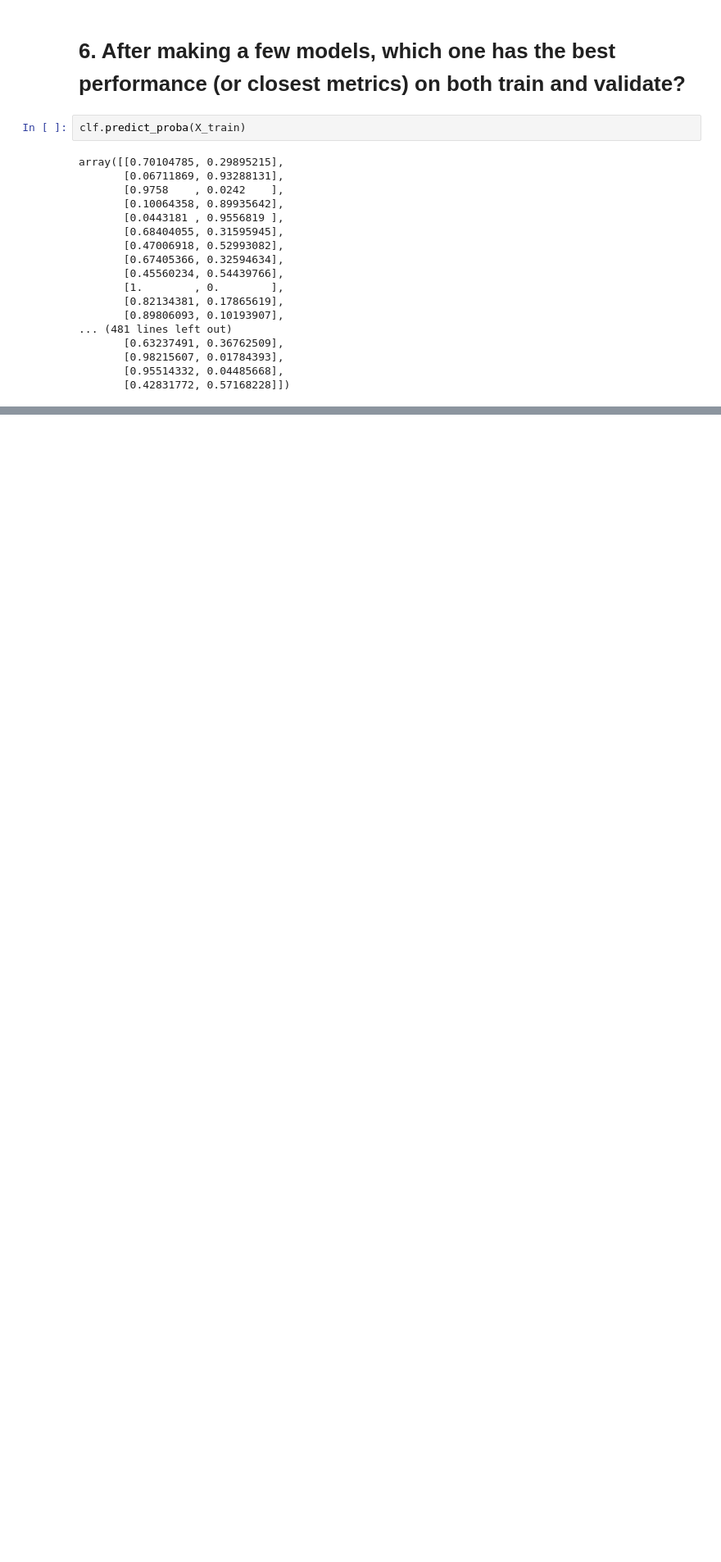
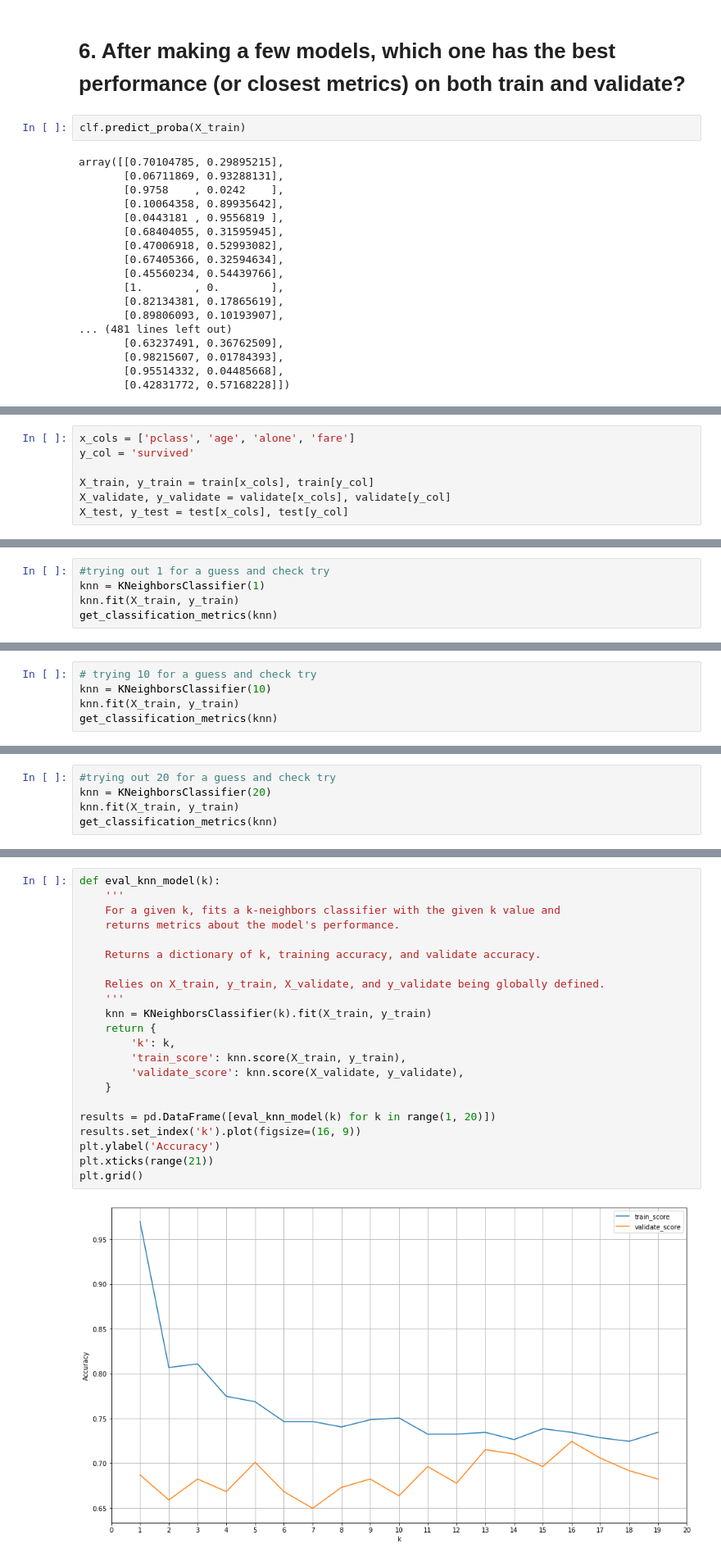
Before and after one commit to katherinesalazar/classification-exercises, a Jupyter notebook: model.ipynb, the cells around one changed output, grey strips where cells are left out. Shown at 82% size. Drawn from its saved outputs; the diff is of its cells as text; blank space fills up the shorter version.

```diff
--- a/model.ipynb
+++ b/model.ipynb
@@ -549,0 +569,7 @@ array([[0.70104785, 0.29895215],
+# %%
+x_cols = ['pclass', 'age', 'alone', 'fare']
+y_col = 'survived'
+
+X_train, y_train = train[x_cols], train[y_col]
+X_validate, y_validate = validate[x_cols], validate[y_col]
+X_test, y_test = test[x_cols], test[y_col]
@@ -549,0 +591,5 @@ array([[0.70104785, 0.29895215],
+# %%
+#trying out 1 for a guess and check try
+knn = KNeighborsClassifier(1)
+knn.fit(X_train, y_train)
+get_classification_metrics(knn)
@@ -549,0 +602,5 @@ array([[0.70104785, 0.29895215],
+# %%
+# trying 10 for a guess and check try
+knn = KNeighborsClassifier(10)
+knn.fit(X_train, y_train)
+get_classification_metrics(knn)
@@ -549,0 +613,5 @@ array([[0.70104785, 0.29895215],
+# %%
+#trying out 20 for a guess and check try
+knn = KNeighborsClassifier(20)
+knn.fit(X_train, y_train)
+get_classification_metrics(knn)
@@ -549,0 +626,24 @@ array([[0.70104785, 0.29895215],
+# %%
+def eval_knn_model(k):
+    '''
+    For a given k, fits a k-neighbors classifier with the given k value and
+    returns metrics about the model's performance.
+
+    Returns a dictionary of k, training accuracy, and validate accuracy.
+
+    Relies on X_train, y_train, X_validate, and y_validate being globally defined.
+    '''
+    knn = KNeighborsClassifier(k).fit(X_train, y_train)
+    return {
+        'k': k,
+        'train_score': knn.score(X_train, y_train),
+        'validate_score': knn.score(X_validate, y_validate),
+    }
+
+results = pd.DataFrame([eval_knn_model(k) for k in range(1, 20)])
+results.set_index('k').plot(figsize=(16, 9))
+plt.ylabel('Accuracy')
+plt.xticks(range(21))
+plt.grid()
+# %% [output]
+[figure, added]
```
Also changed, not shown: parts of 36 cells of this notebook.
